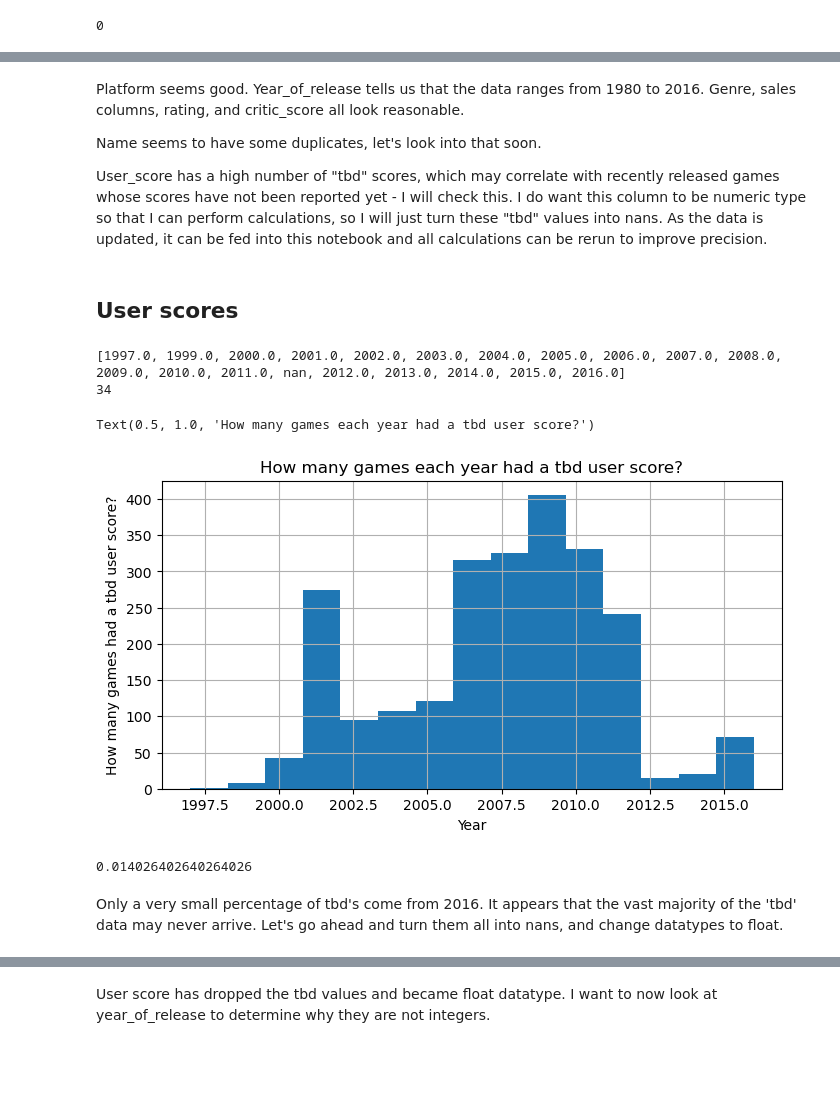
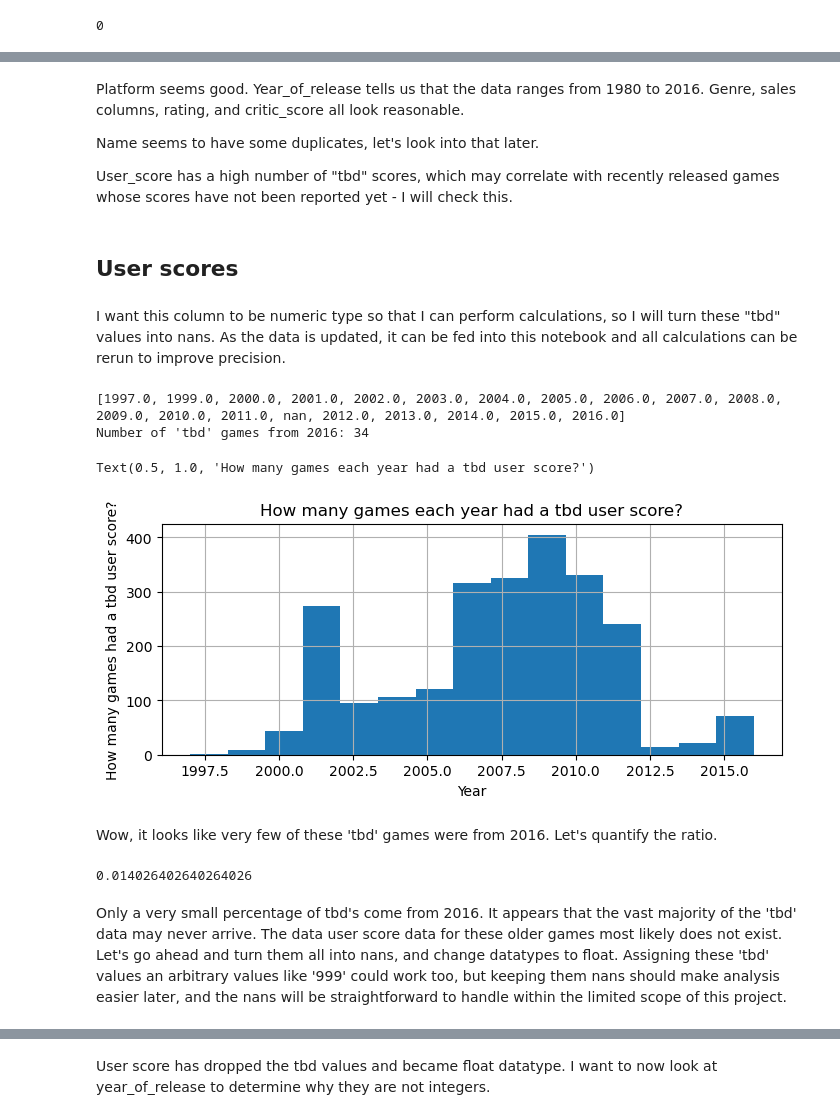
Before and after one commit to jnorfolk/Video-Game-Sales, a Jupyter notebook: video_game_sales.ipynb, the cells around one changed output, grey strips where cells are left out. Drawn from its saved outputs; the diff is of its cells as text; code cells hidden in the pictures; blank space fills up the shorter version.

```diff
--- a/video_game_sales.ipynb
+++ b/video_game_sales.ipynb
@@ -87,11 +89,13 @@ display(desc)
 # %% [markdown]
 Platform seems good. Year_of_release tells us that the data ranges from 1980 to 2016. Genre, sales columns, rating, and critic_score all look reasonable.
 
-Name seems to have some duplicates, let's look into that soon.
+Name seems to have some duplicates, let's look into that later.
 
-User_score has a high number of "tbd" scores, which may correlate with recently released games whose scores have not been reported yet - I will check this. I do want this column to be numeric type so that I can perform calculations, so I will just turn these "tbd" values into nans. As the data is updated, it can be fed into this notebook and all calculations can be rerun to improve precision.
+User_score has a high number of "tbd" scores, which may correlate with recently released games whose scores have not been reported yet - I will check this.
 # %% [markdown]
 ## User scores
+# %% [markdown]
+I want this column to be numeric type so that I can perform calculations, so I will turn these "tbd" values into nans. As the data is updated, it can be fed into this notebook and all calculations can be rerun to improve precision.
 # %%
 # Look at years where at least one user score is tbd
 df_tbd = df[df.user_score == 'tbd']
@@ -99,25 +103,28 @@ print(sorted(df_tbd.year_of_release.unique()))
 
 # Hmm, there is a wide spread of years. How many are from 2016?
 tbd_2016 = df_tbd.query('year_of_release == 2016').count()['year_of_release']
-print(tbd_2016)
+print("Number of 'tbd' games from 2016:", tbd_2016)
 # %% [output]
 [1997.0, 1999.0, 2000.0, 2001.0, 2002.0, 2003.0, 2004.0, 2005.0, 2006.0, 2007.0, 2008.0, 2009.0, 2010.0, 2011.0, nan, 2012.0, 2013.0, 2014.0, 2015.0, 2016.0]
-34
+Number of 'tbd' games from 2016: 34
 # %%
-df_tbd.year_of_release.hist(bins=15, figsize=[8,4])
+# Plot distribution of tbd games per year to see an overview
+df_tbd.year_of_release.hist(bins=15, figsize=[8,3])
 plt.xlabel("Year")
 plt.ylabel("How many games had a tbd user score?")
 plt.title("How many games each year had a tbd user score?")
 # %% [output]
 Text(0.5, 1.0, 'How many games each year had a tbd user score?')
-[figure, old version]
+[figure, new version]
+# %% [markdown]
+Wow, it looks like very few of these 'tbd' games were from 2016. Let's quantify the ratio.
 # %%
 ratio_2016_tbd = tbd_2016 / desc.loc['freq', 'user_score']
 ratio_2016_tbd
 # %% [output]
 0.014026402640264026
 # %% [markdown]
-Only a very small percentage of tbd's come from 2016. It appears that the vast majority of the 'tbd' data may never arrive. Let's go ahead and turn them all into nans, and change datatypes to float.
+Only a very small percentage of tbd's come from 2016. It appears that the vast majority of the 'tbd' data may never arrive. The data user score data for these older games most likely does not exist. Let's go ahead and turn them all into nans, and change datatypes to float. Assigning these 'tbd' values an arbitrary values like '999' could work too, but keeping them nans should make analysis easier later, and the nans will be straightforward to handle within the limited scope of this project.
 # %%
 df.user_score = df.user_score.apply(pd.to_numeric, errors='coerce')
 # %%
```
Also changed, not shown: parts of 28 cells of this notebook.
